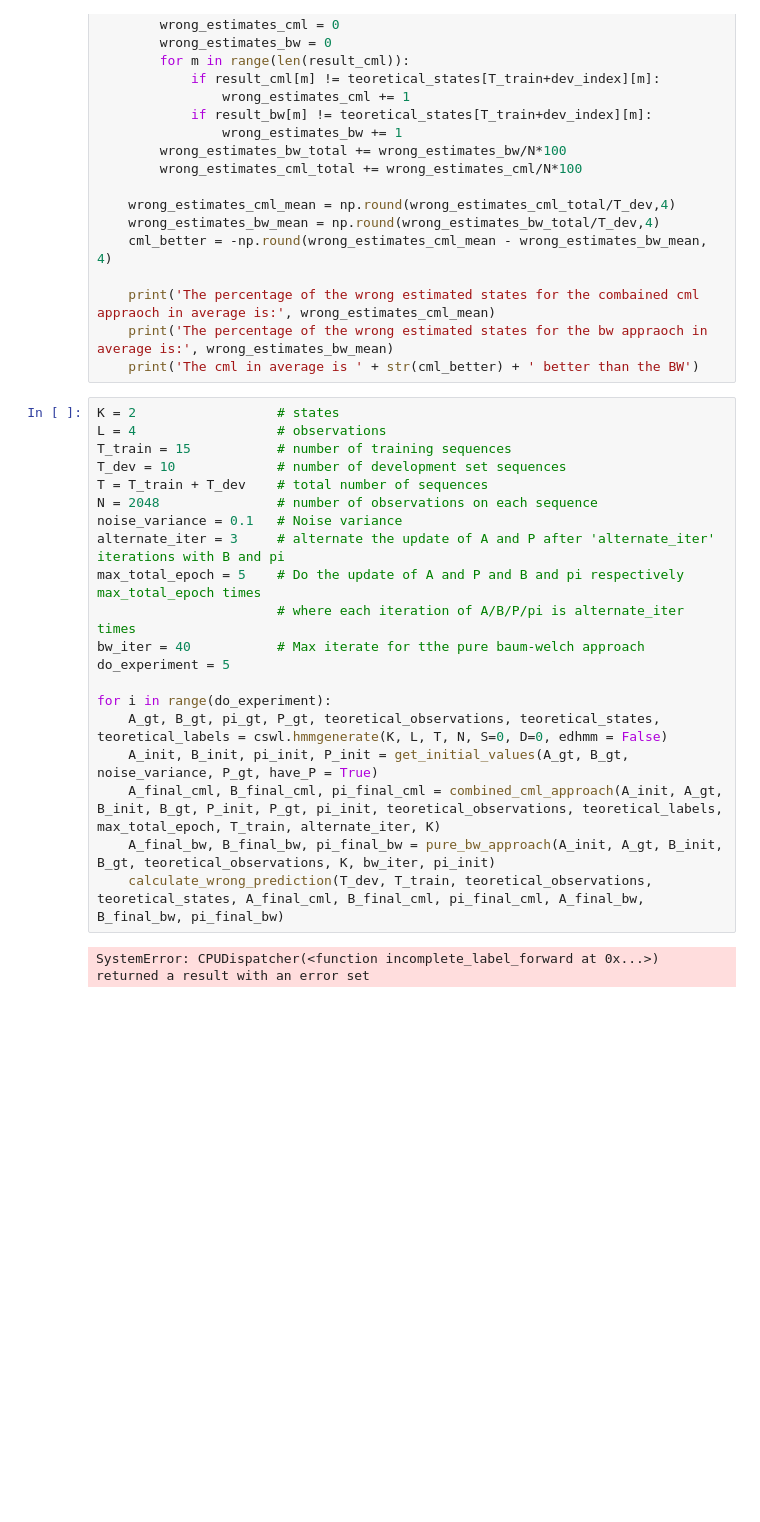
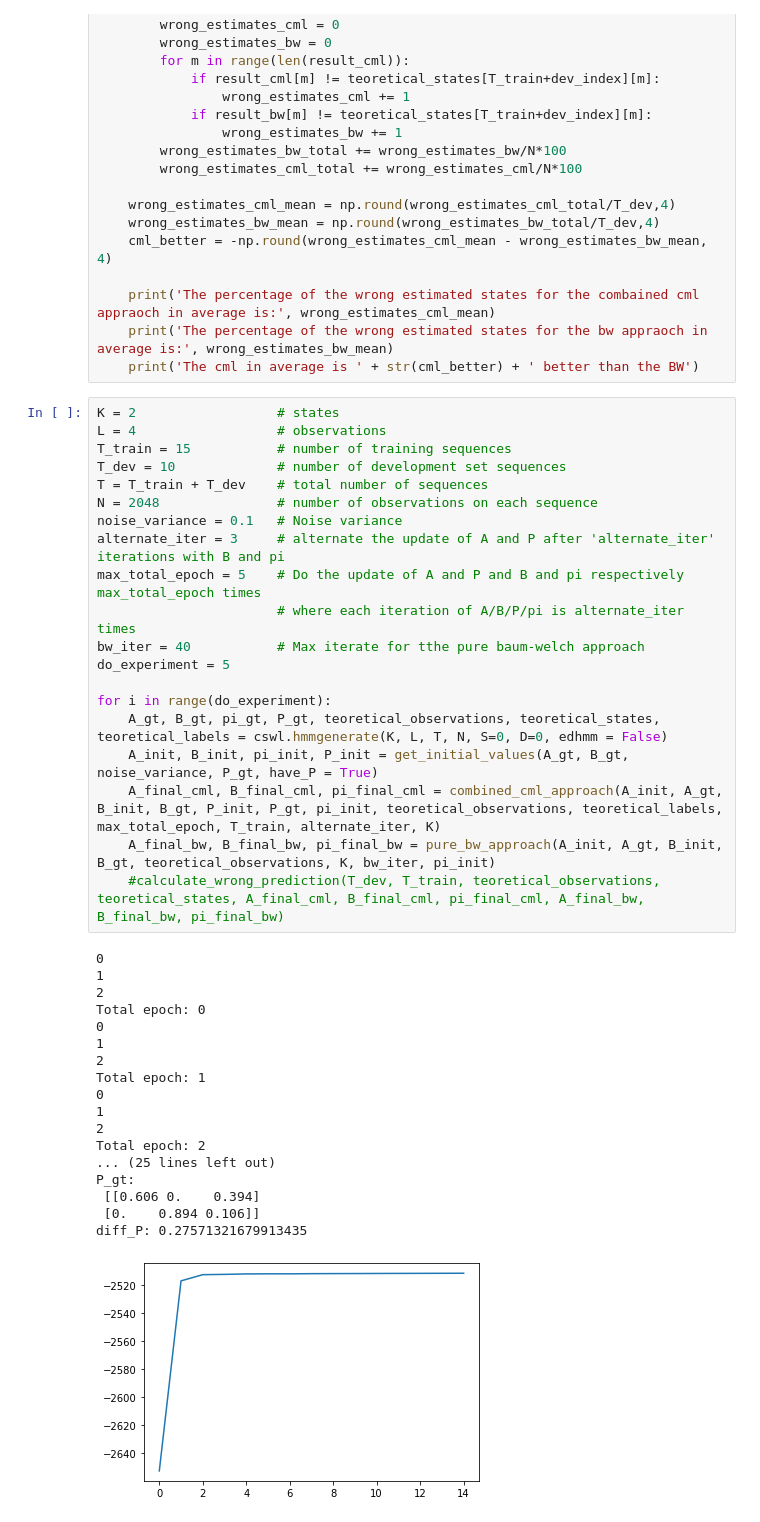
Before and after one commit to emilvardar/HMM-and-Baum_Welch, a Jupyter notebook: hmm_train/compare_bw_and_cml.ipynb, the cells around one changed output. Drawn from its saved outputs; the diff is of its cells as text; blank space fills up the shorter version.

```diff
--- a/hmm_train/compare_bw_and_cml.ipynb
+++ b/hmm_train/compare_bw_and_cml.ipynb
@@ -120,22 +117,39 @@ def calculate_wrong_prediction(T_dev, T_train, teoretical_observations, teoretic
 # %%
 K = 2                  # states
 L = 4                  # observations
 T_train = 15           # number of training sequences
 T_dev = 10             # number of development set sequences
 T = T_train + T_dev    # total number of sequences
 N = 2048               # number of observations on each sequence
 noise_variance = 0.1   # Noise variance
 alternate_iter = 3     # alternate the update of A and P after 'alternate_iter' iterations with B and pi
 max_total_epoch = 5    # Do the update of A and P and B and pi respectively max_total_epoch times
                        # where each iteration of A/B/P/pi is alternate_iter times
 bw_iter = 40           # Max iterate for tthe pure baum-welch approach
 do_experiment = 5
 
 for i in range(do_experiment):
     A_gt, B_gt, pi_gt, P_gt, teoretical_observations, teoretical_states, teoretical_labels = cswl.hmmgenerate(K, L, T, N, S=0, D=0, edhmm = False)
     A_init, B_init, pi_init, P_init = get_initial_values(A_gt, B_gt, noise_variance, P_gt, have_P = True)
     A_final_cml, B_final_cml, pi_final_cml = combined_cml_approach(A_init, A_gt, B_init, B_gt, P_init, P_gt, pi_init, teoretical_observations, teoretical_labels, max_total_epoch, T_train, alternate_iter, K)
     A_final_bw, B_final_bw, pi_final_bw = pure_bw_approach(A_init, A_gt, B_init, B_gt, teoretical_observations, K, bw_iter, pi_init)
-    calculate_wrong_prediction(T_dev, T_train, teoretical_observations, teoretical_states, A_final_cml, B_final_cml, pi_final_cml, A_final_bw, B_final_bw, pi_final_bw)
+    #calculate_wrong_prediction(T_dev, T_train, teoretical_observations, teoretical_states, A_final_cml, B_final_cml, pi_final_cml, A_final_bw, B_final_bw, pi_final_bw)
 # %% [output]
-SystemError: CPUDispatcher(<function incomplete_label_forward at 0x...>) returned a result with an error set
+0
+1
+2
+Total epoch: 0
+0
+1
+2
+Total epoch: 1
+0
+1
+2
+Total epoch: 2
+... (25 lines left out)
+P_gt:
+ [[0.606 0.    0.394]
+ [0.    0.894 0.106]]
+diff_P: 0.27571321679913435
+[figure, added]
```
Also changed, not shown: parts of 2 cells of this notebook.
